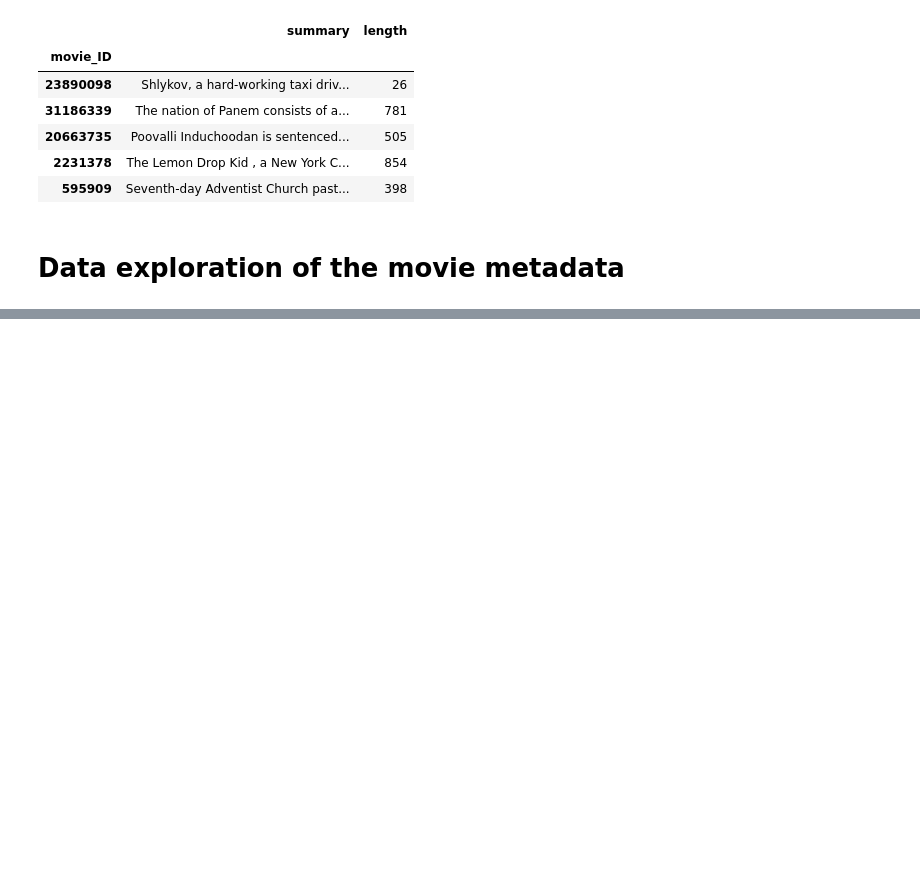
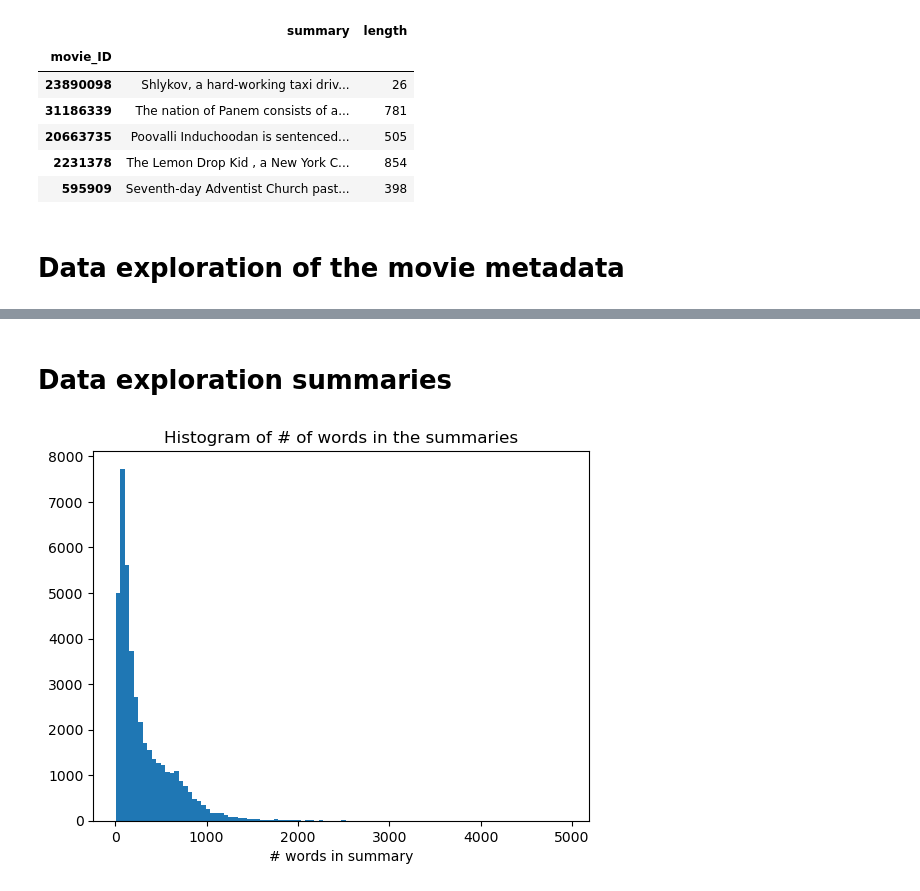
Before and after one commit to epfl-ada/ada-2022-project-error141, a Jupyter notebook: data_exploration_final.ipynb, the cells around one changed output, grey strips where cells are left out. Cells and saved outputs as stored; diff of their text form; code cells hidden in the pictures; blank space fills up the shorter version.

```diff
--- a/data_exploration_final.ipynb
+++ b/data_exploration_final.ipynb
@@ -128,0 +213,9 @@ summaries.head()
+# %% [markdown]
+# Data exploration summaries <a name="summary"></a>
+# %%
+#Let's look at the distibution of the length of the summaries
+plt.hist(summaries['length'],bins=100)
+plt.xlabel('# words in summary'); plt.title('Histogram of # of words in the summaries')
+plt.show()
+# %% [output]
+[figure, added]
```
Also changed, not shown: parts of 17 cells of this notebook, 1 other file.
